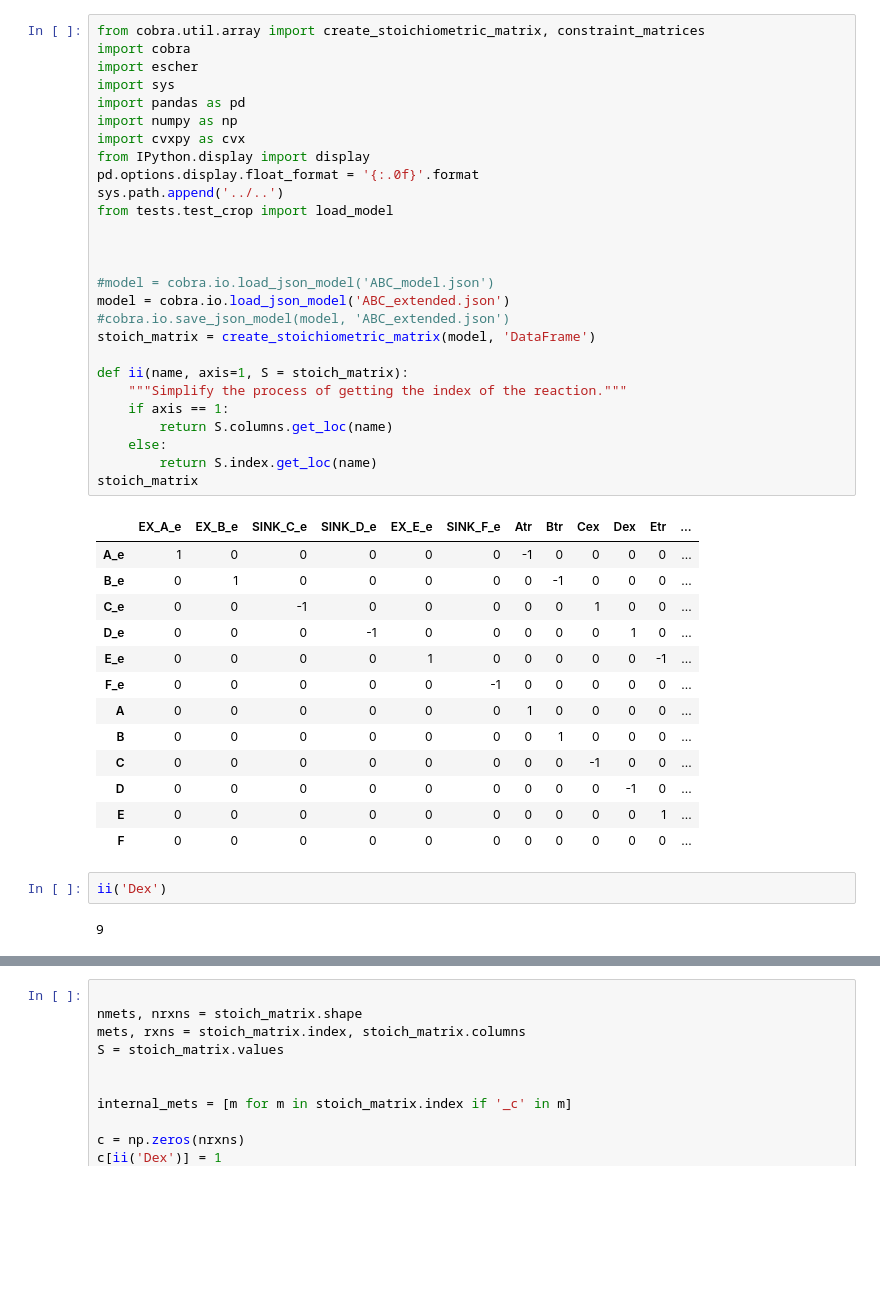
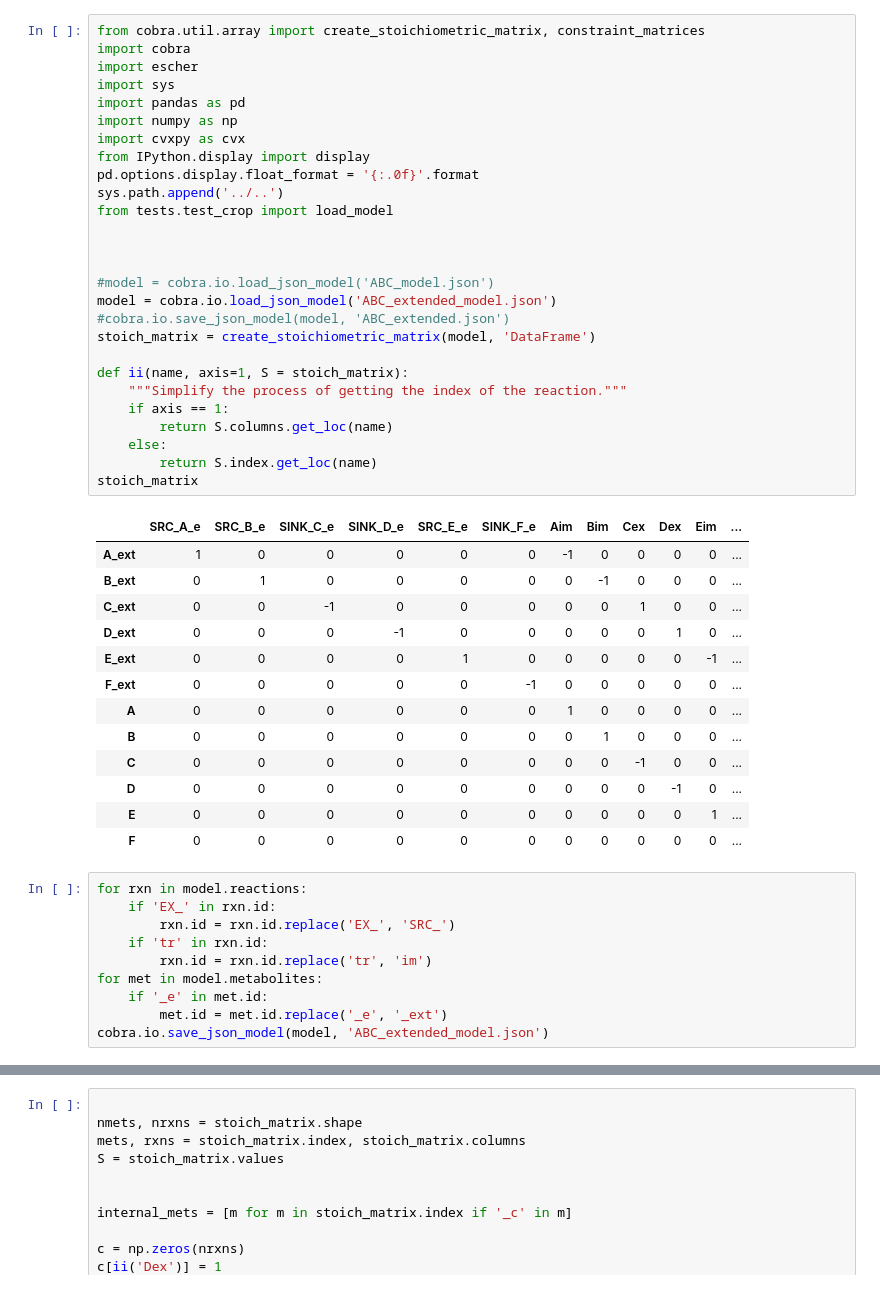
Before and after one commit to pnnl-predictive-phenomics/crop, a Jupyter notebook: docs/notebook/CROP_tests.ipynb, the cells around one changed output, grey strips where cells are left out. Saved outputs shown, nothing was run; the diff lists cells and outputs as text; blank space fills up the shorter version.

Commit message:
ABC model changes according to issue https://github.com/pnnl-predictive-phenomics/crop/issues/5

```diff
--- a/docs/notebook/CROP_tests.ipynb
+++ b/docs/notebook/CROP_tests.ipynb
@@ -9,38 +6,38 @@ We then generate phenotypes that suggest it should not be part of the model.
 # %%
 from cobra.util.array import create_stoichiometric_matrix, constraint_matrices
 import cobra
 import escher
 import sys
 import pandas as pd
 import numpy as np
 import cvxpy as cvx
 from IPython.display import display
 pd.options.display.float_format = '{:.0f}'.format
 sys.path.append('../..')
 from tests.test_crop import load_model
 
 
 
 #model = cobra.io.load_json_model('ABC_model.json')
-model = cobra.io.load_json_model('ABC_extended.json')
+model = cobra.io.load_json_model('ABC_extended_model.json')
 #cobra.io.save_json_model(model, 'ABC_extended.json')
 stoich_matrix = create_stoichiometric_matrix(model, 'DataFrame')
 
 def ii(name, axis=1, S = stoich_matrix):
     """Simplify the process of getting the index of the reaction."""
     if axis == 1:
         return S.columns.get_loc(name)
     else:
         return S.index.get_loc(name)
 stoich_matrix
 # %% [output]
-|  | EX_A_e | EX_B_e | SINK_C_e | SINK_D_e | EX_E_e | SINK_F_e | Atr | Btr | Cex | Dex | Etr | ... |
-| A_e | 1 | 0 | 0 | 0 | 0 | 0 | -1 | 0 | 0 | 0 | 0 | ... |
-| B_e | 0 | 1 | 0 | 0 | 0 | 0 | 0 | -1 | 0 | 0 | 0 | ... |
-| C_e | 0 | 0 | -1 | 0 | 0 | 0 | 0 | 0 | 1 | 0 | 0 | ... |
-| D_e | 0 | 0 | 0 | -1 | 0 | 0 | 0 | 0 | 0 | 1 | 0 | ... |
-| E_e | 0 | 0 | 0 | 0 | 1 | 0 | 0 | 0 | 0 | 0 | -1 | ... |
-| F_e | 0 | 0 | 0 | 0 | 0 | -1 | 0 | 0 | 0 | 0 | 0 | ... |
+|  | SRC_A_e | SRC_B_e | SINK_C_e | SINK_D_e | SRC_E_e | SINK_F_e | Aim | Bim | Cex | Dex | Eim | ... |
+| A_ext | 1 | 0 | 0 | 0 | 0 | 0 | -1 | 0 | 0 | 0 | 0 | ... |
+| B_ext | 0 | 1 | 0 | 0 | 0 | 0 | 0 | -1 | 0 | 0 | 0 | ... |
+| C_ext | 0 | 0 | -1 | 0 | 0 | 0 | 0 | 0 | 1 | 0 | 0 | ... |
+| D_ext | 0 | 0 | 0 | -1 | 0 | 0 | 0 | 0 | 0 | 1 | 0 | ... |
+| E_ext | 0 | 0 | 0 | 0 | 1 | 0 | 0 | 0 | 0 | 0 | -1 | ... |
+| F_ext | 0 | 0 | 0 | 0 | 0 | -1 | 0 | 0 | 0 | 0 | 0 | ... |
 | A | 0 | 0 | 0 | 0 | 0 | 0 | 1 | 0 | 0 | 0 | 0 | ... |
 | B | 0 | 0 | 0 | 0 | 0 | 0 | 0 | 1 | 0 | 0 | 0 | ... |
 | C | 0 | 0 | 0 | 0 | 0 | 0 | 0 | 0 | -1 | 0 | 0 | ... |
@@ -48,9 +45,15 @@ stoich_matrix
 | E | 0 | 0 | 0 | 0 | 0 | 0 | 0 | 0 | 0 | 0 | 1 | ... |
 | F | 0 | 0 | 0 | 0 | 0 | 0 | 0 | 0 | 0 | 0 | 0 | ... |
 # %%
-ii('Dex')
+for rxn in model.reactions:
+    if 'EX_' in rxn.id:
+        rxn.id = rxn.id.replace('EX_', 'SRC_')
+    if 'tr' in rxn.id:
+        rxn.id = rxn.id.replace('tr', 'im')
+for met in model.metabolites:
+    if '_e' in met.id:
+        met.id = met.id.replace('_e', '_ext')
+cobra.io.save_json_model(model, 'ABC_extended_model.json')
-# %% [output]
-9
 # %% [markdown]
 # Resolving incorrect predictions by suppressing growth
 In this section, we mathematically deal with conditions where growth is predicted, but no growth is experimentally observed. The goal here is to identify model changes that suppress *in silico* growth in a given condition. Importantly, these model changes should not have the side-effect of suppressing growth in other conditions where growth is experimentally observed, such as the condition of wild-type in minimal medium.
```
Also changed, not shown: parts of 3 cells of this notebook, 2 other files.
